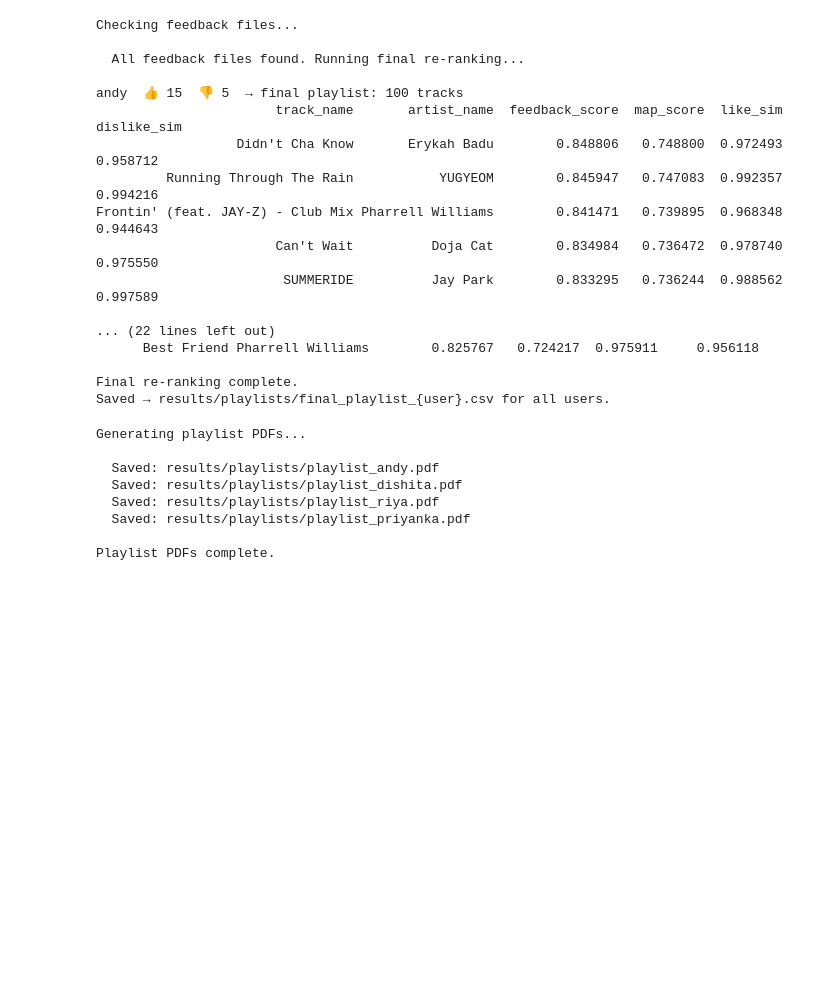
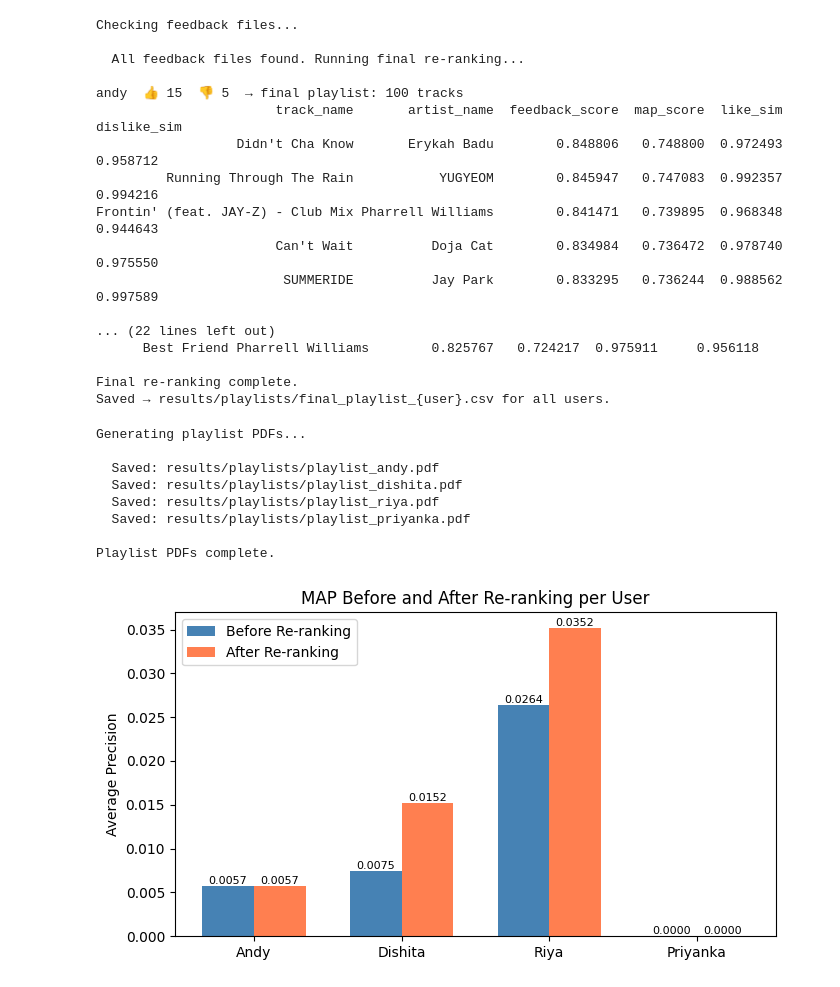
Before and after one commit to YellowPaco/INFO376-Blends, a Jupyter notebook: Blends.ipynb, the cells around one changed output. Saved outputs shown, nothing was run; the diff lists cells and outputs as text; code cells hidden in the pictures; blank space fills up the shorter version.

Commit message:
added code for figures for report

```diff
--- a/Blends.ipynb
+++ b/Blends.ipynb
@@ -1748,3 +1748,31 @@ Generating playlist PDFs...
   Saved: results/playlists/playlist_priyanka.pdf
 
 Playlist PDFs complete.
+# %%
+import matplotlib.pyplot as plt
+
+users = ['Andy', 'Dishita', 'Riya', 'Priyanka']
+ap_before = [0.0057, 0.0075, 0.0264, 0.0000]
+ap_after  = [0.0057, 0.0152, 0.0352, 0.0000]
+
+x = np.arange(len(users))
+width = 0.35
+
+fig, ax = plt.subplots(figsize=(7, 4))
+bars1 = ax.bar(x - width/2, ap_before, width, label='Before Re-ranking', color='steelblue')
+bars2 = ax.bar(x + width/2, ap_after,  width, label='After Re-ranking',  color='coral')
+
+ax.set_ylabel('Average Precision')
+ax.set_title('MAP Before and After Re-ranking per User')
+ax.set_xticks(x)
+ax.set_xticklabels(users)
+ax.legend()
+ax.bar_label(bars1, fmt='%.4f', fontsize=8)
+ax.bar_label(bars2, fmt='%.4f', fontsize=8)
+
+plt.tight_layout()
+plt.savefig('map_reranking.pdf', bbox_inches='tight')  # PDF for clear LaTeX inclusion in report
+plt.savefig('map_reranking.png', dpi=300, bbox_inches='tight')
+plt.show()
+# %% [output]
+[figure, added]
```
Also changed, not shown: parts of 1 cell of this notebook, 8 other files.
